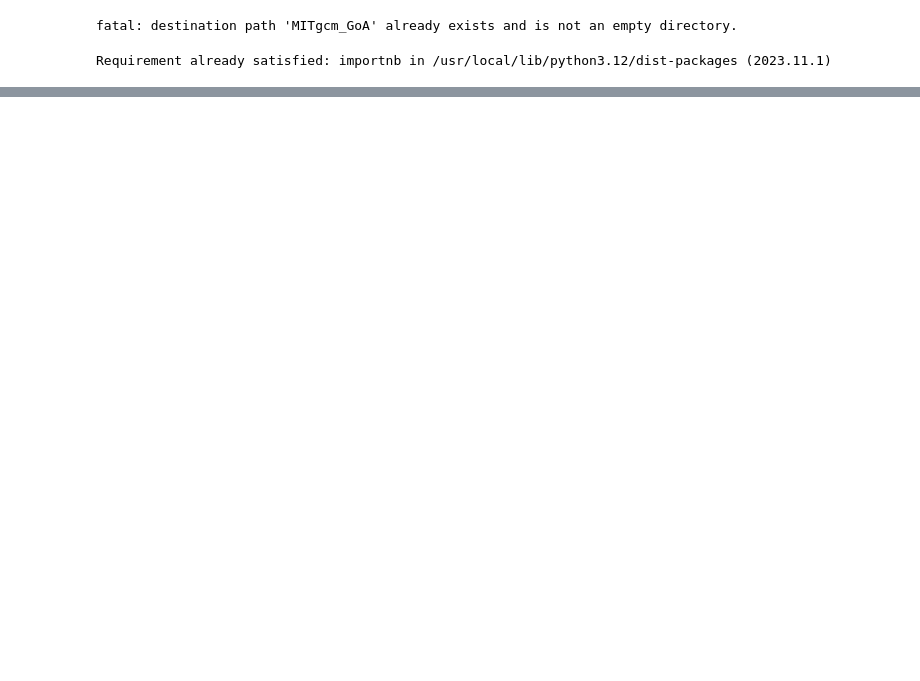
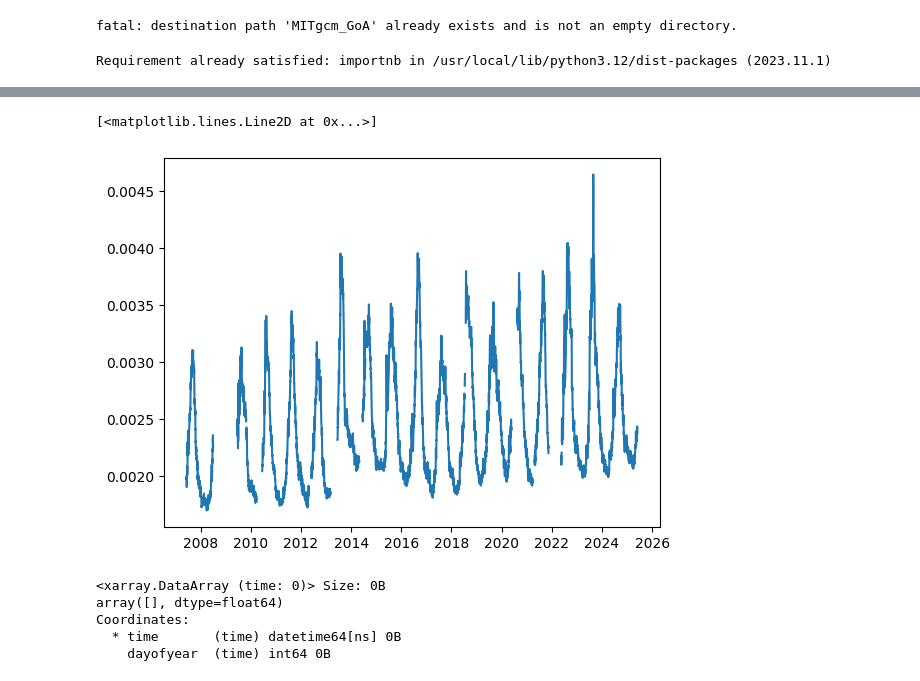
Before and after one commit to JazzyGis/MITgcm_GoA, a Jupyter notebook: extended_dpCO2.ipynb, the cells around one changed output, grey strips where cells are left out. Cells and saved outputs as stored; diff of their text form; code cells hidden in the pictures; blank space fills up the shorter version.

```diff
--- a/extended_dpCO2.ipynb
+++ b/extended_dpCO2.ipynb
@@ -31,3 +45,20 @@ results1 = pyco2.sys(par1 = ds_daily['xCO2 SW (dry) (umolPermol)'], par1_type =
                     salinity=ds_daily['Salinity']+1,
                     temperature=ds_daily['SST (C)'])
 dpCO2S = results1['pCO2'] - results['pCO2']
+# %%
+dpCO2S_da_pre = xr.DataArray(data=dpCO2S, dims=['time'], coords={'time': ds_daily.time})
+deseasonSSS = dpCO2S_da_pre.groupby('time.dayofyear') - dpCO2S_da_pre.groupby('time.dayofyear').mean()
+interpolateS = deseasonSSS.interpolate_na(dim='time', method='linear')
+dpCO2S_da_post = interpolateS.groupby('time.dayofyear')+ dpCO2S_da_pre.groupby('time.dayofyear').mean()
+plt.plot(time,dpCO2S_da_pre)
+# %% [output]
+[<matplotlib.lines.Line2D at 0x...>]
+[figure, added]
+# %%
+dpCO2S_da_post[np.isnan(dpCO2S_da_post) == True] #no NaNs
+# %% [output]
+<xarray.DataArray (time: 0)> Size: 0B
+array([], dtype=float64)
+Coordinates:
+  * time       (time) datetime64[ns] 0B
+    dayofyear  (time) int64 0B
```
Also changed, not shown: parts of 8 cells of this notebook.
